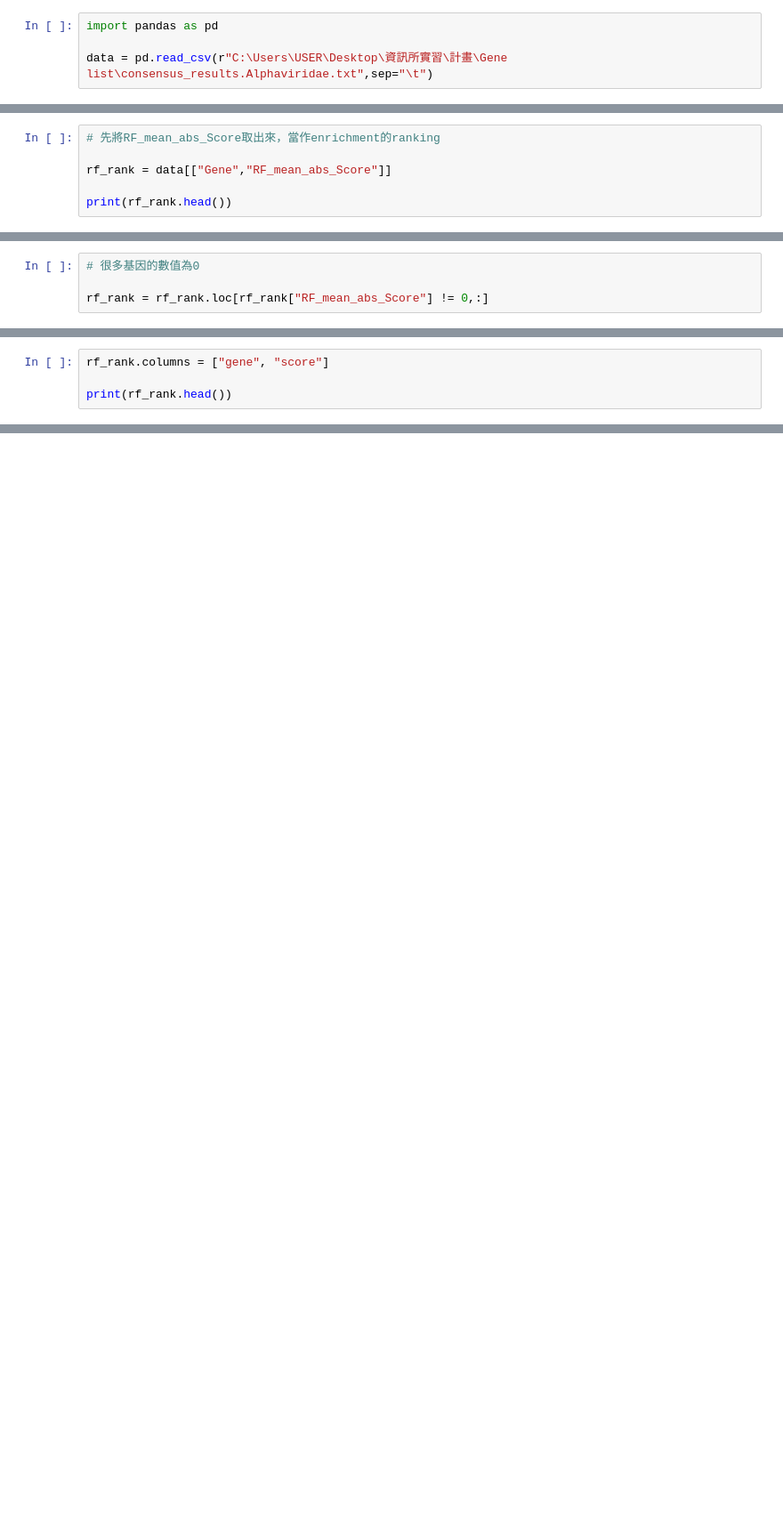
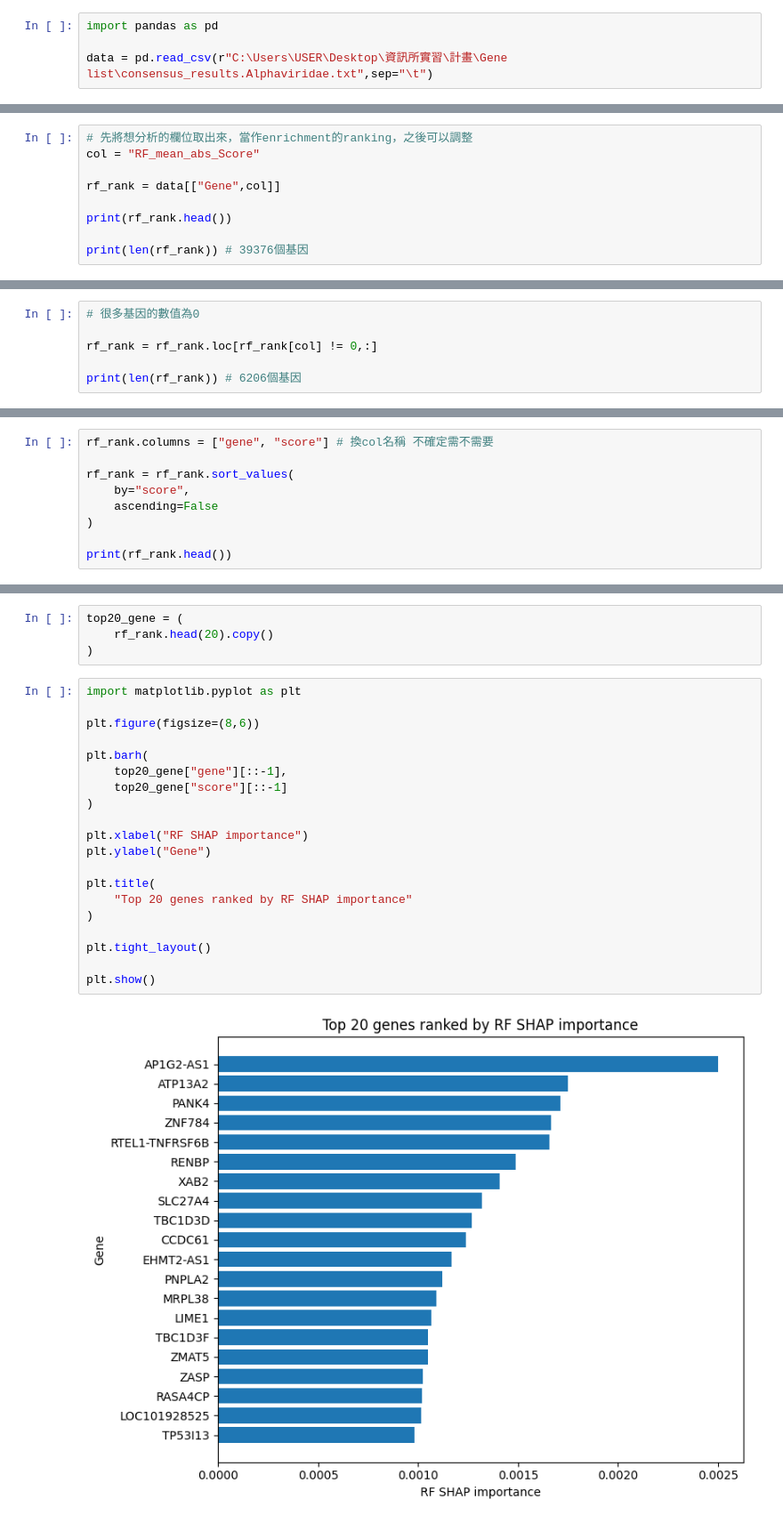
Before and after one commit to Lai-jun-yan/Academia-Sinica-internship-project, a Jupyter notebook: Aim_1/GO_result/enrichment.ipynb, the cells around one changed output, grey strips where cells are left out. Shown at 89% size. Cells and saved outputs as stored; diff of their text form; blank space fills up the shorter version.

```diff
--- a/Aim_1/GO_result/enrichment.ipynb
+++ b/Aim_1/GO_result/enrichment.ipynb
@@ -13,7 +29,10 @@ Index(['Gene', 'RF_mean_abs_Score', 'XGB_mean_abs_Score',
 # %%
-# 先將RF_mean_abs_Score取出來，當作enrichment的ranking
+# 先將想分析的欄位取出來，當作enrichment的ranking，之後可以調整
+col = "RF_mean_abs_Score"
 
-rf_rank = data[["Gene","RF_mean_abs_Score"]]
+rf_rank = data[["Gene",col]]
 
 print(rf_rank.head())
+
+print(len(rf_rank)) # 39376個基因
 # %% [output]
@@ -26,4 +46,6 @@ print(rf_rank.head())
 # %%
 # 很多基因的數值為0
 
-rf_rank = rf_rank.loc[rf_rank["RF_mean_abs_Score"] != 0,:]
+rf_rank = rf_rank.loc[rf_rank[col] != 0,:]
+
+print(len(rf_rank)) # 6206個基因
@@ -30,5 +54,10 @@ rf_rank = rf_rank.loc[rf_rank["RF_mean_abs_Score"] != 0,:]
 # %%
-rf_rank.columns = ["gene", "score"]
+rf_rank.columns = ["gene", "score"] # 換col名稱 不確定需不需要
+
+rf_rank = rf_rank.sort_values(
+    by="score",
+    ascending=False
+)
 
 print(rf_rank.head())
 # %% [output]
@@ -217,0 +127,26 @@ plt.show()
+# %%
+top20_gene = (
+    rf_rank.head(20).copy()
+)
+# %%
+import matplotlib.pyplot as plt
+
+plt.figure(figsize=(8,6))
+
+plt.barh(
+    top20_gene["gene"][::-1],
+    top20_gene["score"][::-1]
+)
+
+plt.xlabel("RF SHAP importance")
+plt.ylabel("Gene")
+
+plt.title(
+    "Top 20 genes ranked by RF SHAP importance"
+)
+
+plt.tight_layout()
+
+plt.show()
+# %% [output]
+[figure, added]
```
Also changed, not shown: parts of 28 cells of this notebook, 1 other file.
